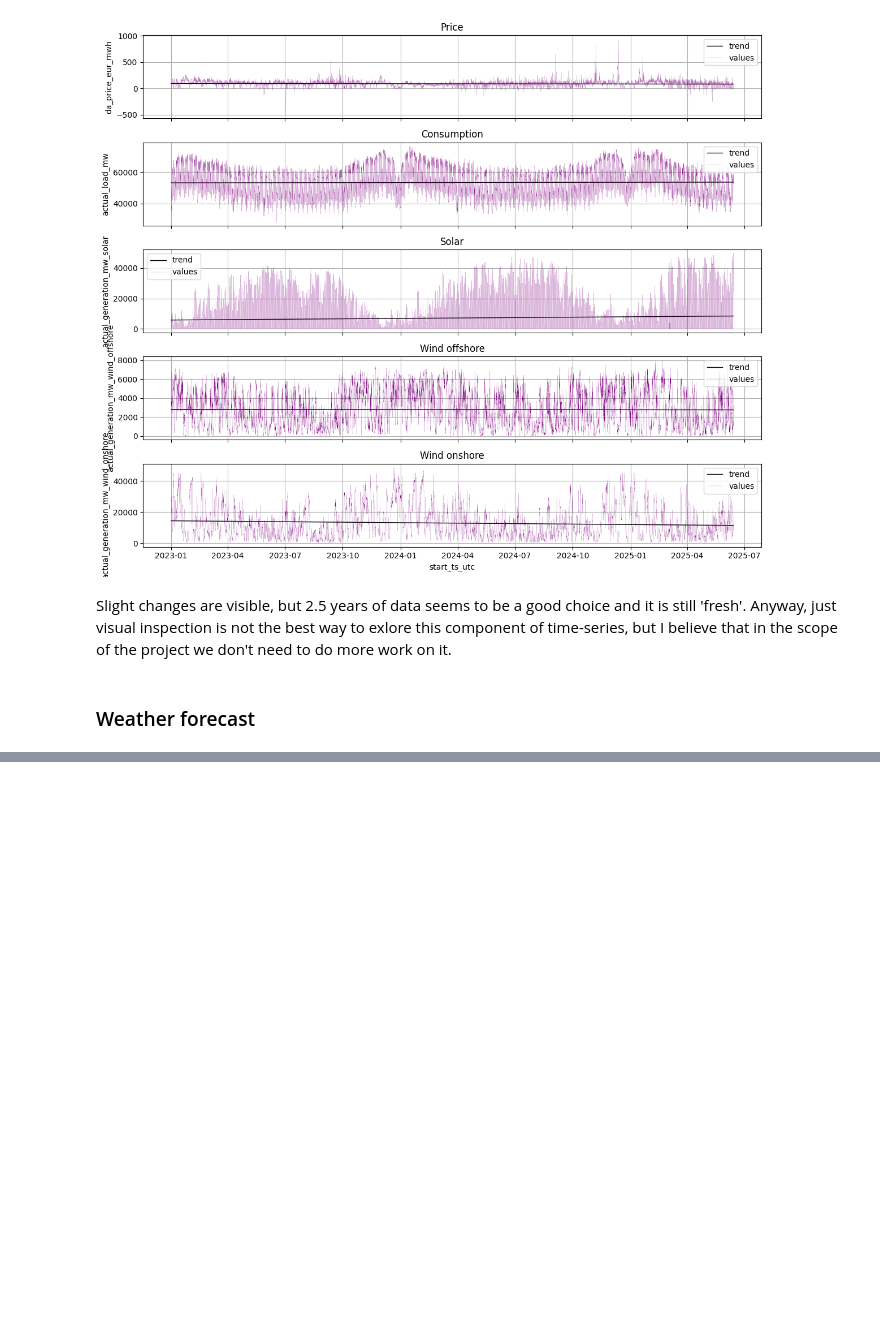
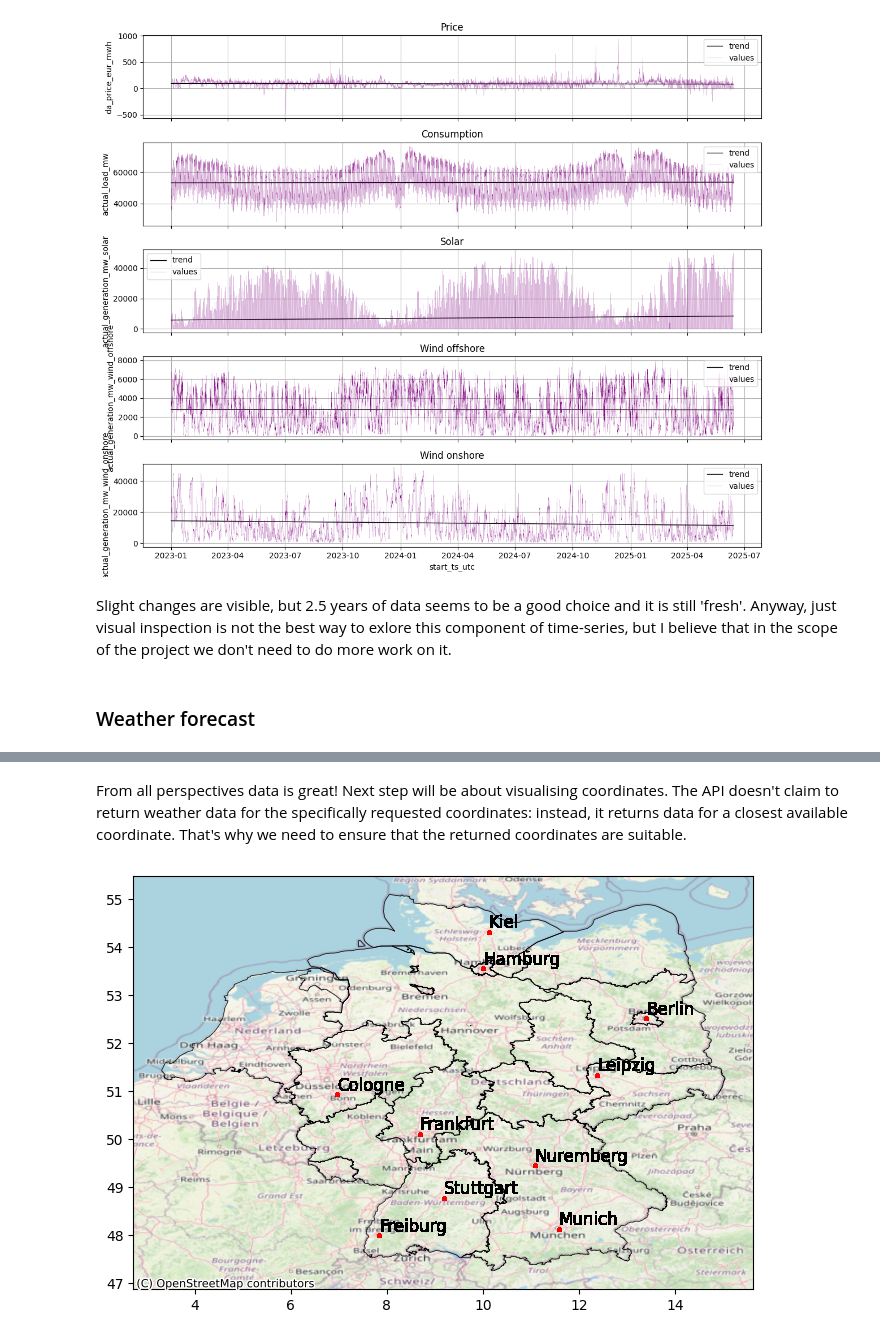
Before and after one commit to komyak9/Deep-Learning-for-Time-Series, a Jupyter notebook: notebooks/01_data_exploration.ipynb, the cells around one changed output, grey strips where cells are left out. Saved outputs shown, nothing was run; the diff lists cells and outputs as text; code cells hidden in the pictures; blank space fills up the shorter version.

Commit message:
Remove evapotranspiration; EDA for weather forecast and combined dataset; update req file

```diff
--- a/notebooks/01_data_exploration.ipynb
+++ b/notebooks/01_data_exploration.ipynb
@@ -414,0 +446,11 @@ Slight changes are visible, but 2.5 years of data seems to be a good choice and
+# %%
+for city_name, city_group_df in weather_data.groupby("city"):
+    print(f"City: {city_name}")
+    print(f"\t{city_group_df.datetime_utc.min()} - {city_group_df.datetime_utc.max()}")
+    contains_time_gaps, missing_ts = contains_datetime_gaps(
+        df=city_group_df,
+        datetime_col_name="datetime_utc",
+        frequency="1H"
+    )
+    if contains_time_gaps:
+        print(f"\tContains time gaps: {contains_time_gaps}. {missing_ts}")
@@ -414,0 +498,38 @@ Slight changes are visible, but 2.5 years of data seems to be a good choice and
+# %% [markdown]
+From all perspectives data is great! Next step will be about visualising coordinates. The API doesn't claim to return weather data for the specifically requested coordinates: instead, it returns data for a closest available coordinate. That's why we need to ensure that the returned coordinates are suitable.
+# %%
+overpass_query = """
+[out:json];
+area["name:en"="Germany"]->.searchArea;
+(
+  relation["admin_level"="4"](area.searchArea);
+);
+out geom;
+"""
+response = requests.post("https://overpass-api.de/api/interpreter", data=overpass_query)
+geojson = response.json()
+
+geometry = []
+for element in geojson['elements']:
+    members = element['members']
+    for member in members:
+        if member['type'] == 'way' and 'geometry' in member:
+            coords = [(node['lon'], node['lat']) for node in member['geometry']]
+            geometry.append(LineString(coords))
+gdf = gpd.GeoDataFrame(geometry=geometry)
+gdf.crs = 'EPSG:4326'
+# %%
+coords = weather_data[['latitude', 'longitude', 'city']].values
+p_forecast = [Point(xy) for xy in zip(coords[:, 1], coords[:, 0])]
+p_forecast_gdf = gpd.GeoDataFrame(p_forecast, columns=['geometry'])
+
+fig, ax = plt.subplots(figsize=(8, 8))
+gdf.plot(ax=ax, color='black', linewidth=0.5)
+p_forecast_gdf.plot(ax=ax, color='red', marker='*', markersize=5)
+for x, y, city_name in zip(p_forecast_gdf.geometry.x, p_forecast_gdf.geometry.y, coords[:, 2]):
+    ax.text(x, y, city_name, fontsize=12, ha='left', va='bottom', color='black')
+
+ctx.add_basemap(ax, crs=gdf.crs.to_string(), source=ctx.providers.OpenStreetMap.Mapnik)
+plt.show()
+# %% [output]
+[figure, added]
```
Also changed, not shown: parts of 27 cells of this notebook, 3 other files.
